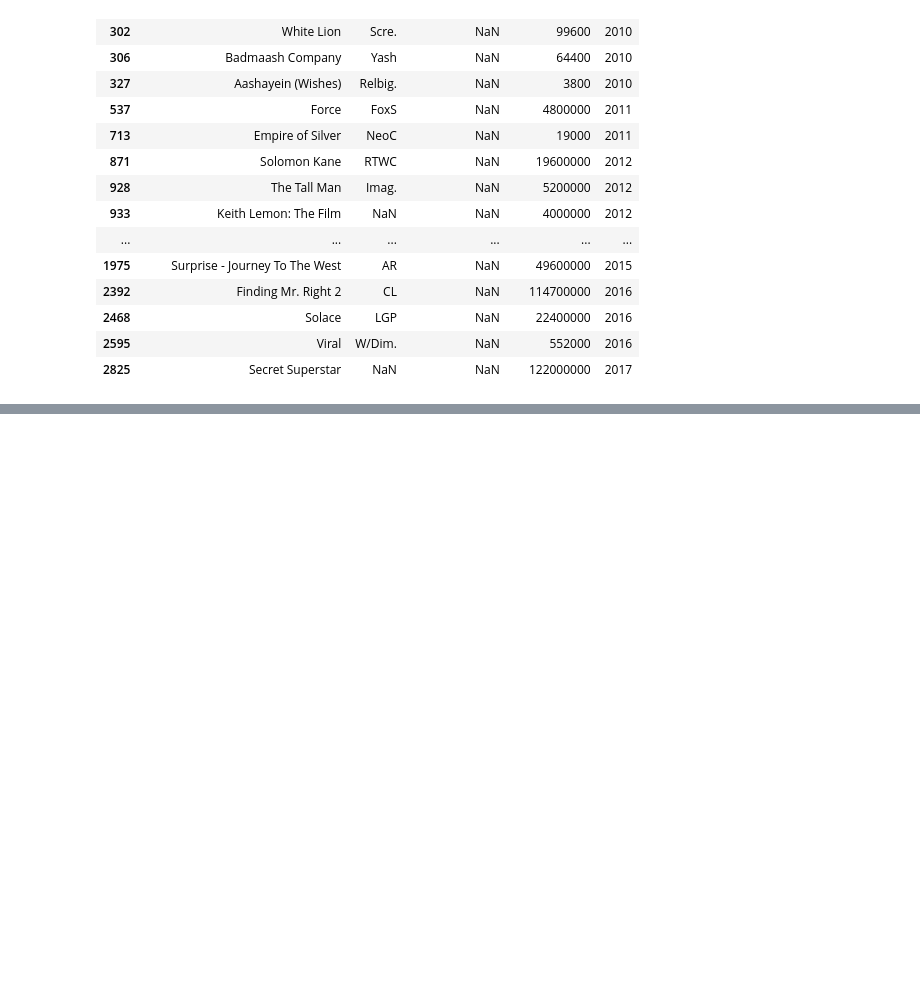
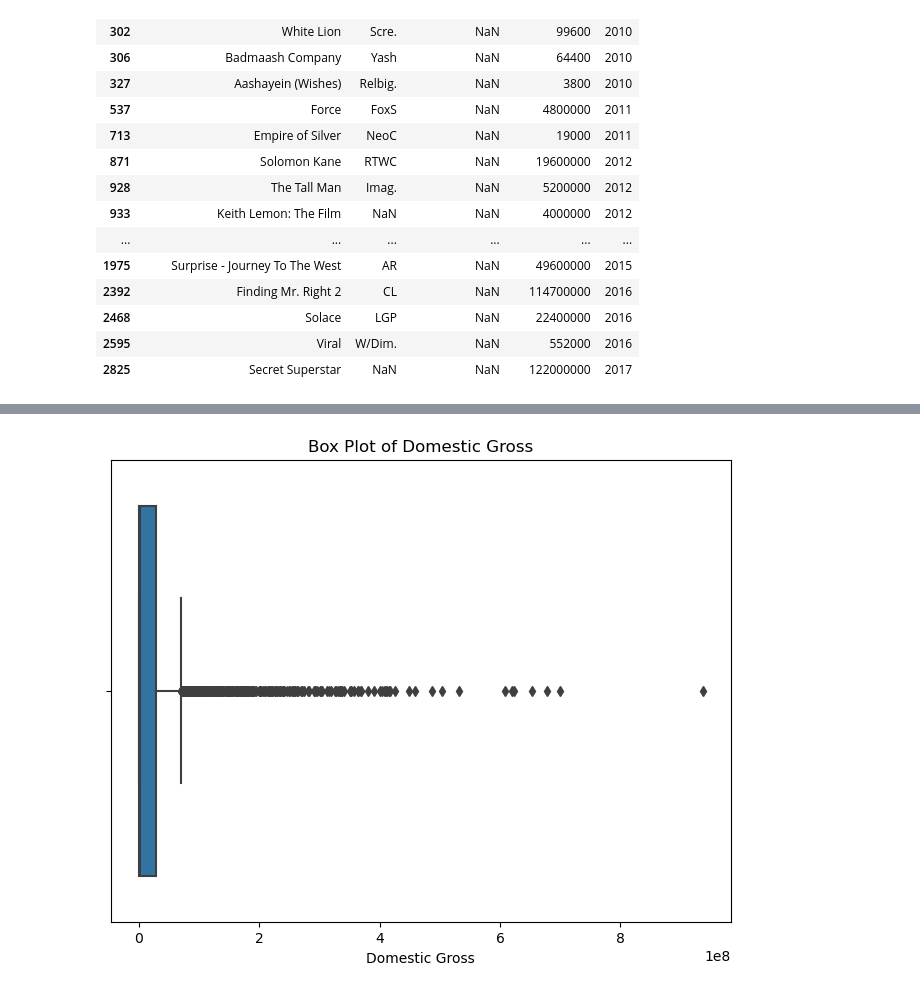
Before and after one commit to AwuorJ/dsc-phase-1-project-v2-3, a Jupyter notebook: student.ipynb, the cells around one changed output, grey strips where cells are left out. Cells and saved outputs as stored; diff of their text form; code cells hidden in the pictures; blank space fills up the shorter version.

Commit message:
import visualization librarise

```diff
--- a/student.ipynb
+++ b/student.ipynb
@@ -110,0 +145,13 @@ null_values_domesticgross
+# %%
+import seaborn as sns
+import matplotlib.pyplot as plt
+
+cleaned_df = df.dropna(subset=['domestic_gross'])
+
+plt.figure(figsize=(8, 6))
+sns.boxplot(x=cleaned_df['domestic_gross'])
+plt.title('Box Plot of Domestic Gross')
+plt.xlabel('Domestic Gross')
+plt.show()
+# %% [output]
+[figure, added]
```
Also changed, not shown: parts of 5 cells of this notebook.
